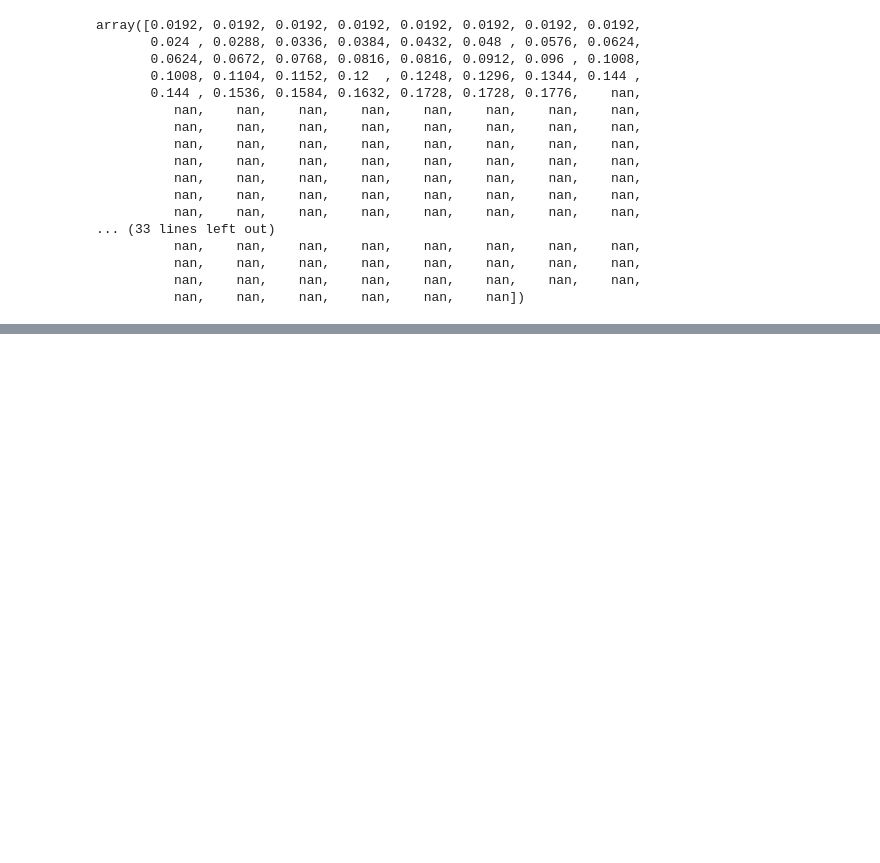
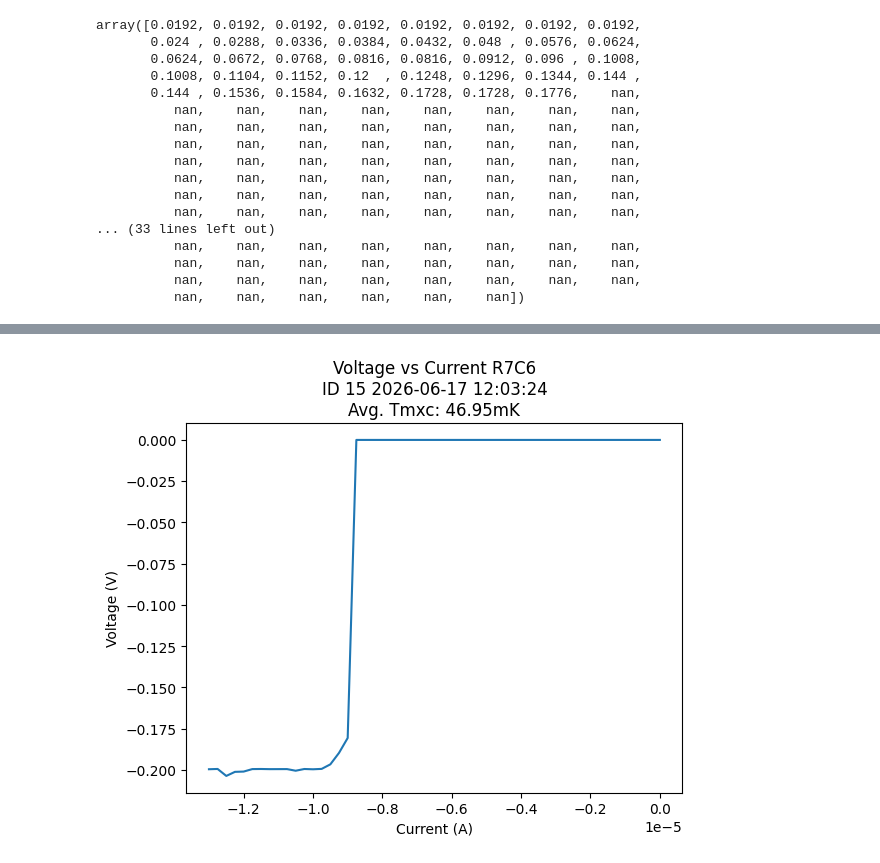
Before and after one commit to QNLSydney/snspd, a Jupyter notebook: SNSPD2/SNSPD13_Line2_Analysis.ipynb, the cells around one changed output, grey strips where cells are left out. Cells and saved outputs as stored; diff of their text form; code cells hidden in the pictures; blank space fills up the shorter version.

```diff
--- a/SNSPD2/SNSPD13_Line2_Analysis.ipynb
+++ b/SNSPD2/SNSPD13_Line2_Analysis.ipynb
@@ -218,0 +227,4 @@ array([0.0192, 0.0192, 0.0192, 0.0192, 0.0192, 0.0192, 0.0192, 0.0192,
+# %%
+params.plot_critical_current(15)
+# %% [output]
+[figure, added]
```
Also changed, not shown: parts of 54 cells of this notebook, 1 other file.
